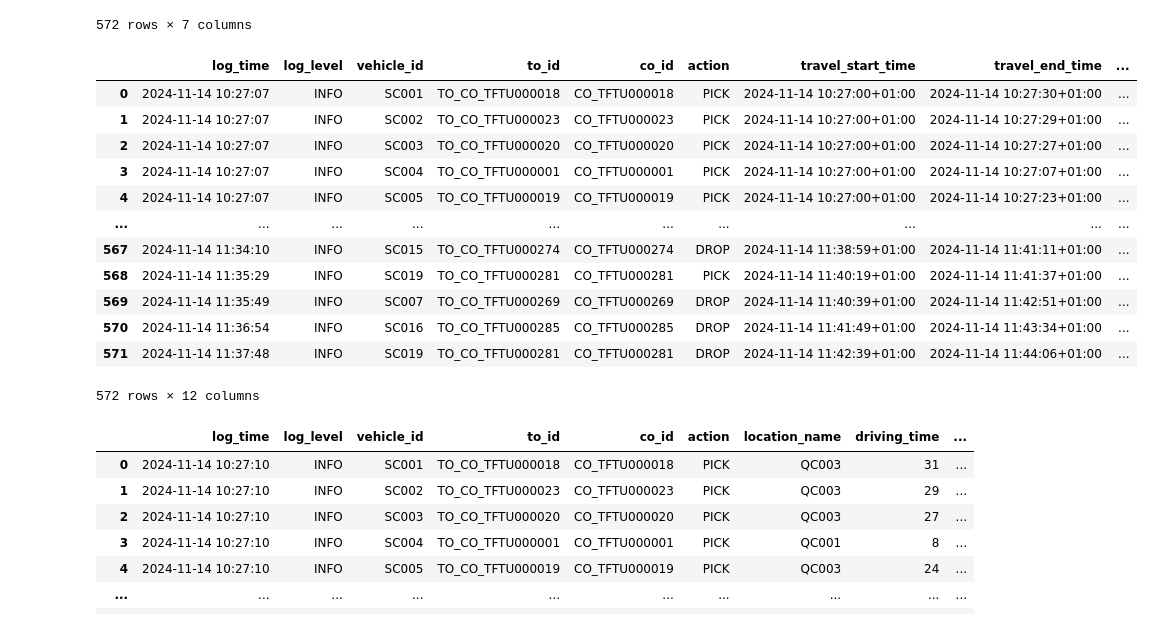
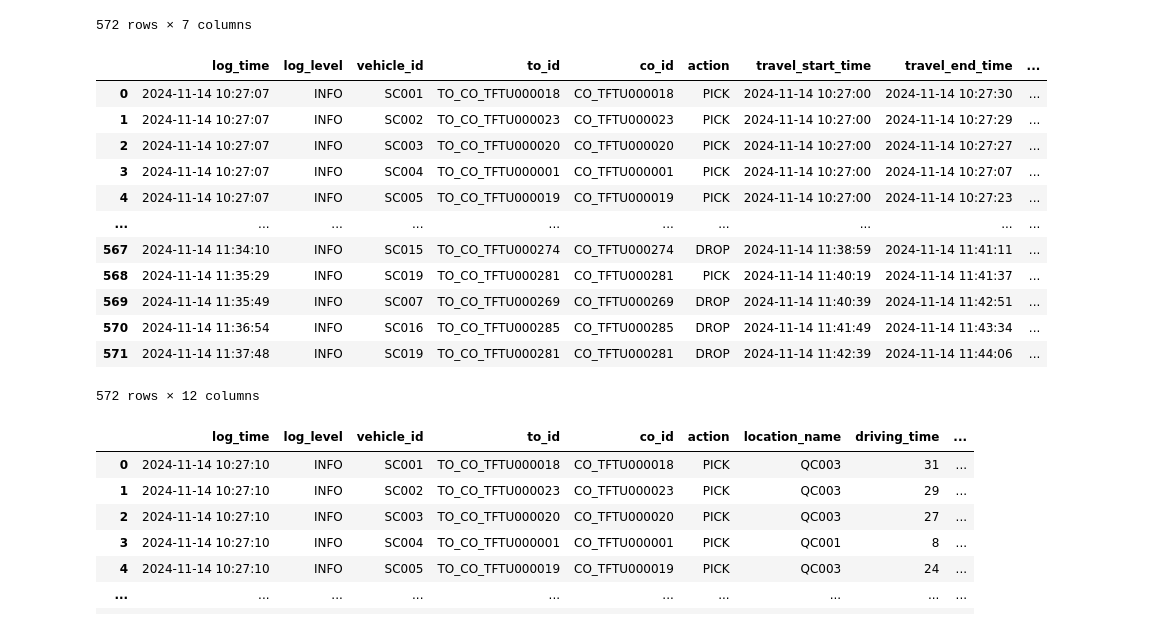
Before and after one commit to alpharmike/vehicle-simulation-analysis, a Jupyter notebook: notebooks/log_parser.ipynb, the cells around one changed output. Saved outputs shown, nothing was run; the diff lists cells and outputs as text; code cells hidden in the pictures.

```diff
--- a/notebooks/log_parser.ipynb
+++ b/notebooks/log_parser.ipynb
@@ -64,6 +65,9 @@ vehicle_status_pattern = r"(finished|working|waited)"
 action_pattern = r"(PICK|DROP)"
 tz_aware_datetime_pattern = r"\d{4}-\d{2}-\d{2} \d{2}:\d{2}:\d{2}[+-]\d{2}:\d{2}"
 location_pattern = r"((QC)\d{3}|(RAIL)\d{3}.\d{2,3}|(WS|YARD)\d{3}.\d{2})"
+int_pattern = "^-?\d+$"
+float_pattern = "^-?\d+(\.\d+)?$"
+
 
 ### Define regex to extract key information from the logs based on certain patterns
 log_patterns = {
@@ -137,6 +141,28 @@ log_patterns = {
     )
 }
 
+def postprocess_parsed_log(raw_log_data: dict) -> dict:
+    """
+    Post-process extracted data from logs by adjusting data types
+    :param raw_log_data: Raw dictionary representing data extracted from a log string
+    :return: Post-processed data dictionary of the log
+    """
+    processed_log = {**raw_log_data}
+    for key, value in raw_log_data.items():
+        if value is None:
+            processed_log[key] = value
+        # Parse string date_times to datetime object
+        elif re.match(datetime_pattern, value) or re.match(tz_aware_datetime_pattern, value):
+            processed_log[key] = datetime.fromisoformat(value).replace(tzinfo=None)
+        # Convert numerical strings to integer/float values (in our cases, distances and durations are numerical)
+        elif re.match(int_pattern, value):
+            processed_log[key] = int(value)
+        elif re.match(float_pattern, value):
+            processed_log[key] = float(value)
+        else:
+            processed_log[key] = value
+
+    return processed_log
 
 def parse_log(log: str) -> tuple[Optional[str], Optional[dict]]:
     """
@@ -154,6 +180,7 @@ def parse_log(log: str) -> tuple[Optional[str], Optional[dict]]:
             # Extract named groups if there's a match
             log_pattern = log_pattern_name
             extracted_data = match.groupdict()
+            extracted_data = postprocess_parsed_log(extracted_data)
             if log_pattern == "schedule":
                 schedules = re.findall(rf"\d:(?P<to_id>{to_id_pattern})#(?P<co_id>{co_id_pattern})#(?P<action>{action_pattern})", log)
                 extracted_data = {
@@ -208,24 +235,22 @@ position_tracking_df
 572 rows × 7 columns
 # %%
 travel_action_df = pd.DataFrame(relevant_logs["travel_action"])
-datetime_columns = ["travel_start_time", "travel_end_time", "action_start_time", "action_end_time"]
-travel_action_df[datetime_columns] = travel_action_df[datetime_columns].apply(pd.to_datetime)
 travel_action_df["expected_travel_duration"] = (travel_action_df["travel_end_time"] - travel_action_df["travel_start_time"]).dt.total_seconds()
 travel_action_df["expected_action_duration"] = (travel_action_df["action_end_time"] - travel_action_df["action_start_time"]).dt.total_seconds()
 travel_action_df
 # %% [output]
 |  | log_time | log_level | vehicle_id | to_id | co_id | action | travel_start_time | travel_end_time | ... |
-| 0 | 2024-11-14 10:27:07 | INFO | SC001 | TO_CO_TFTU000018 | CO_TFTU000018 | PICK | 2024-11-14 10:27:00+01:00 | 2024-11-14 10:27:30+01:00 | ... |
-| 1 | 2024-11-14 10:27:07 | INFO | SC002 | TO_CO_TFTU000023 | CO_TFTU000023 | PICK | 2024-11-14 10:27:00+01:00 | 2024-11-14 10:27:29+01:00 | ... |
-| 2 | 2024-11-14 10:27:07 | INFO | SC003 | TO_CO_TFTU000020 | CO_TFTU000020 | PICK | 2024-11-14 10:27:00+01:00 | 2024-11-14 10:27:27+01:00 | ... |
-| 3 | 2024-11-14 10:27:07 | INFO | SC004 | TO_CO_TFTU000001 | CO_TFTU000001 | PICK | 2024-11-14 10:27:00+01:00 | 2024-11-14 10:27:07+01:00 | ... |
-| 4 | 2024-11-14 10:27:07 | INFO | SC005 | TO_CO_TFTU000019 | CO_TFTU000019 | PICK | 2024-11-14 10:27:00+01:00 | 2024-11-14 10:27:23+01:00 | ... |
+| 0 | 2024-11-14 10:27:07 | INFO | SC001 | TO_CO_TFTU000018 | CO_TFTU000018 | PICK | 2024-11-14 10:27:00 | 2024-11-14 10:27:30 | ... |
+| 1 | 2024-11-14 10:27:07 | INFO | SC002 | TO_CO_TFTU000023 | CO_TFTU000023 | PICK | 2024-11-14 10:27:00 | 2024-11-14 10:27:29 | ... |
+| 2 | 2024-11-14 10:27:07 | INFO | SC003 | TO_CO_TFTU000020 | CO_TFTU000020 | PICK | 2024-11-14 10:27:00 | 2024-11-14 10:27:27 | ... |
+| 3 | 2024-11-14 10:27:07 | INFO | SC004 | TO_CO_TFTU000001 | CO_TFTU000001 | PICK | 2024-11-14 10:27:00 | 2024-11-14 10:27:07 | ... |
+| 4 | 2024-11-14 10:27:07 | INFO | SC005 | TO_CO_TFTU000019 | CO_TFTU000019 | PICK | 2024-11-14 10:27:00 | 2024-11-14 10:27:23 | ... |
 | ... | ... | ... | ... | ... | ... | ... | ... | ... | ... |
-| 567 | 2024-11-14 11:34:10 | INFO | SC015 | TO_CO_TFTU000274 | CO_TFTU000274 | DROP | 2024-11-14 11:38:59+01:00 | 2024-11-14 11:41:11+01:00 | ... |
-| 568 | 2024-11-14 11:35:29 | INFO | SC019 | TO_CO_TFTU000281 | CO_TFTU000281 | PICK | 2024-11-14 11:40:19+01:00 | 2024-11-14 11:41:37+01:00 | ... |
-| 569 | 2024-11-14 11:35:49 | INFO | SC007 | TO_CO_TFTU000269 | CO_TFTU000269 | DROP | 2024-11-14 11:40:39+01:00 | 2024-11-14 11:42:51+01:00 | ... |
-| 570 | 2024-11-14 11:36:54 | INFO | SC016 | TO_CO_TFTU000285 | CO_TFTU000285 | DROP | 2024-11-14 11:41:49+01:00 | 2024-11-14 11:43:34+01:00 | ... |
-| 571 | 2024-11-14 11:37:48 | INFO | SC019 | TO_CO_TFTU000281 | CO_TFTU000281 | DROP | 2024-11-14 11:42:39+01:00 | 2024-11-14 11:44:06+01:00 | ... |
+| 567 | 2024-11-14 11:34:10 | INFO | SC015 | TO_CO_TFTU000274 | CO_TFTU000274 | DROP | 2024-11-14 11:38:59 | 2024-11-14 11:41:11 | ... |
+| 568 | 2024-11-14 11:35:29 | INFO | SC019 | TO_CO_TFTU000281 | CO_TFTU000281 | PICK | 2024-11-14 11:40:19 | 2024-11-14 11:41:37 | ... |
+| 569 | 2024-11-14 11:35:49 | INFO | SC007 | TO_CO_TFTU000269 | CO_TFTU000269 | DROP | 2024-11-14 11:40:39 | 2024-11-14 11:42:51 | ... |
+| 570 | 2024-11-14 11:36:54 | INFO | SC016 | TO_CO_TFTU000285 | CO_TFTU000285 | DROP | 2024-11-14 11:41:49 | 2024-11-14 11:43:34 | ... |
+| 571 | 2024-11-14 11:37:48 | INFO | SC019 | TO_CO_TFTU000281 | CO_TFTU000281 | DROP | 2024-11-14 11:42:39 | 2024-11-14 11:44:06 | ... |
 572 rows × 12 columns
 # %%
 driving_df = pd.DataFrame(relevant_logs["driving"]).rename(columns={"duration_in_s": "driving_time"})
```
Also changed, not shown: parts of 15 cells of this notebook, 1 other file.
